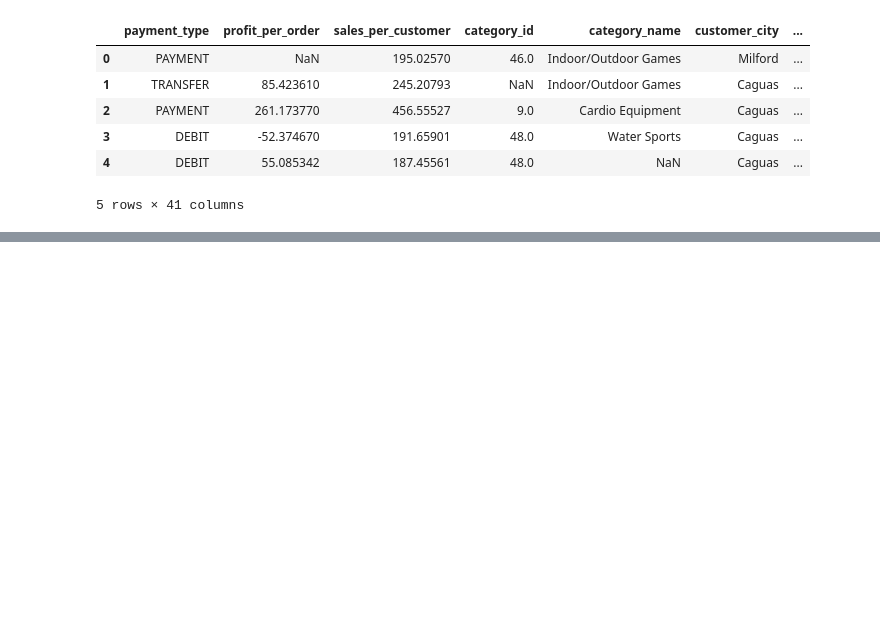
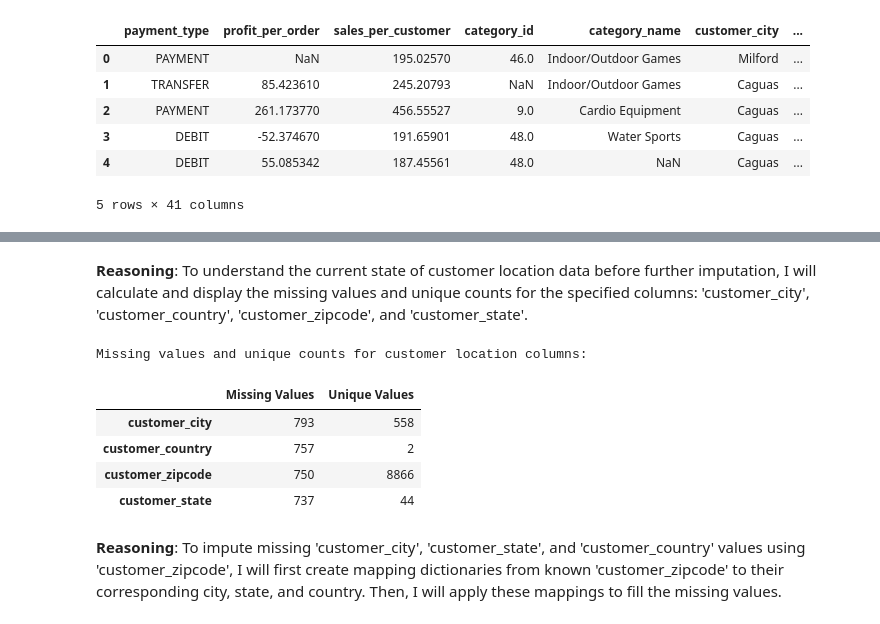
Before and after one commit to moubarik-ashraf/DS_Project, a Jupyter notebook: notebooks/01_exploration.ipynb, the cells around one changed output, grey strips where cells are left out. Saved outputs shown, nothing was run; the diff lists cells and outputs as text; code cells hidden in the pictures; blank space fills up the shorter version.

```diff
--- a/notebooks/01_exploration.ipynb
+++ b/notebooks/01_exploration.ipynb
@@ -62,0 +284,21 @@ df.head()
+# %%
+# --- 3. Appliquer le KNN pour l'imputation ---
+
+if not df_to_impute.empty:
+    # Trouver le voisin le plus proche pour chaque ligne à imputer
+    distances, indices = knn.kneighbors(df_to_impute[['latitude', 'longitude']])
+
+    # Mapper les indices des voisins aux noms de départements
+    imputed_department_names = centroid_department_names[indices.flatten()]
+
+    # Appliquer les noms de départements imputés au DataFrame original
+    df.loc[df_to_impute.index, 'department_name'] = imputed_department_names
+
+    print("Imputation KNN pour 'department_name' terminée.")
+    print(f"Nombre de valeurs imputées : {len(df_to_impute)}")
+else:
+    print("Aucune ligne à imputer avec 'department_name' manquant et des coordonnées valides.")
+
+# Vérifier le nombre de valeurs manquantes après l'imputation KNN
+print("\nNombre de valeurs manquantes dans 'department_name' après l'imputation KNN :")
+print(df['department_name'].isnull().sum())
@@ -62,0 +320,27 @@ df.head()
+# %% [markdown]
+**Reasoning**:
+To understand the current state of customer location data before further imputation, I will calculate and display the missing values and unique counts for the specified columns: 'customer_city', 'customer_country', 'customer_zipcode', and 'customer_state'.
+# %%
+customer_location_cols = ['customer_city', 'customer_country', 'customer_zipcode', 'customer_state']
+
+missing_customer_location = df[customer_location_cols].isnull().sum()
+unique_customer_location = df[customer_location_cols].nunique()
+
+# Create a DataFrame to display the information
+customer_location_info = pd.DataFrame({
+    'Missing Values': missing_customer_location,
+    'Unique Values': unique_customer_location
+})
+
+print("Missing values and unique counts for customer location columns:")
+display(customer_location_info)
+# %% [output]
+Missing values and unique counts for customer location columns:
+|  | Missing Values | Unique Values |
+| customer_city | 793 | 558 |
+| customer_country | 757 | 2 |
+| customer_zipcode | 750 | 8866 |
+| customer_state | 737 | 44 |
+# %% [markdown]
+**Reasoning**:
+To impute missing 'customer_city', 'customer_state', and 'customer_country' values using 'customer_zipcode', I will first create mapping dictionaries from known 'customer_zipcode' to their corresponding city, state, and country. Then, I will apply these mappings to fill the missing values.
```
Also changed, not shown: parts of 31 cells of this notebook.
